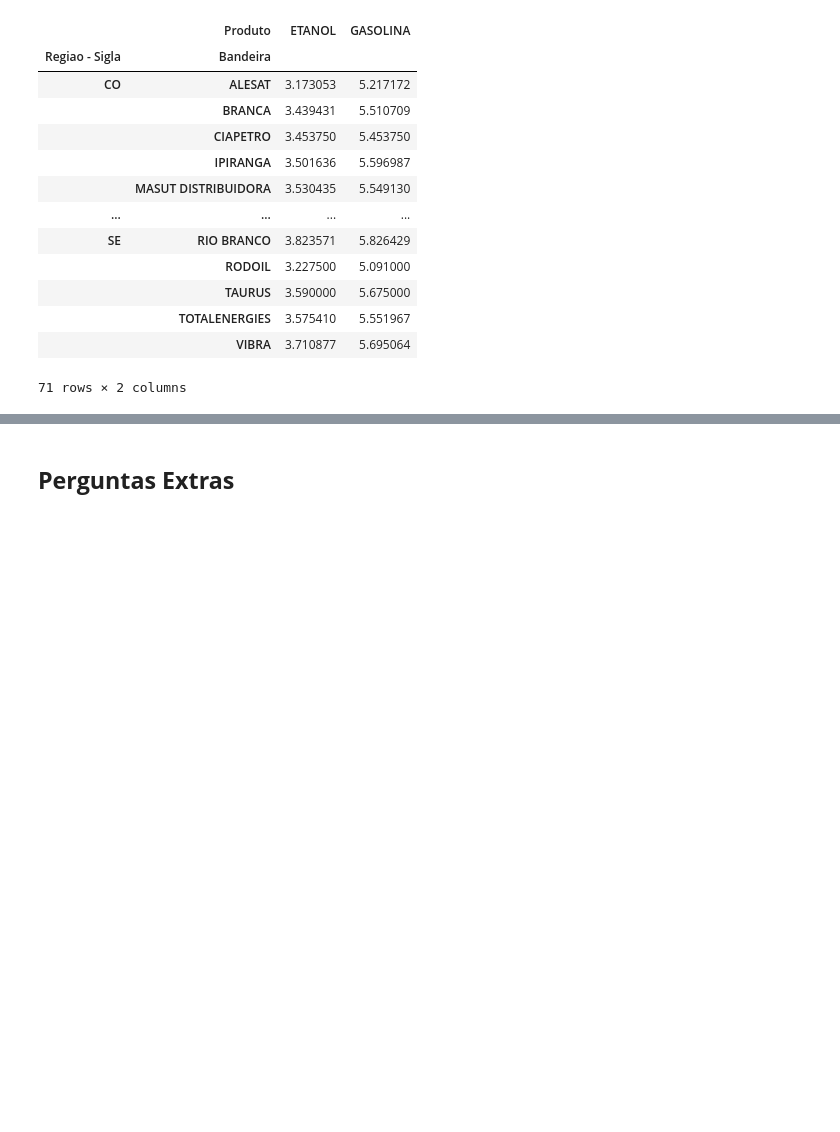
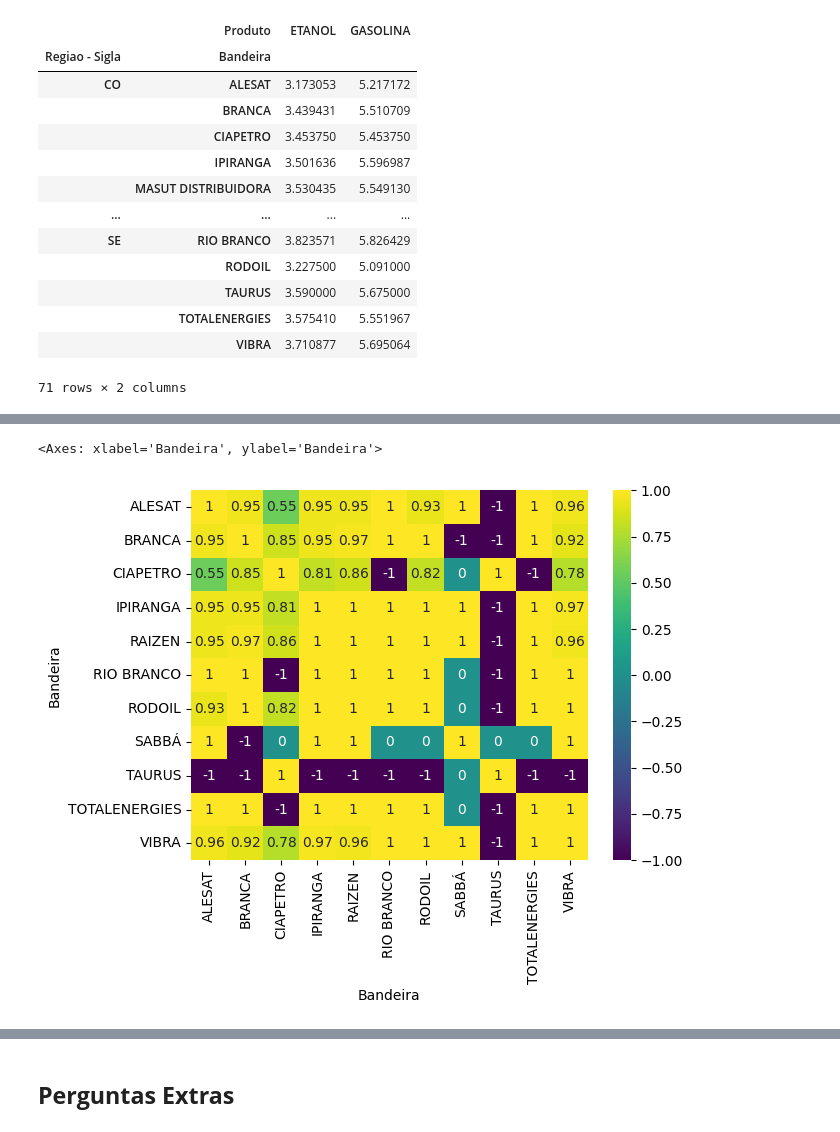
Before and after one commit to arthurlorran1/Projeto-4, a Jupyter notebook: notebook.ipynb, the cells around one changed output, grey strips where cells are left out. Saved outputs shown, nothing was run; the diff lists cells and outputs as text; code cells hidden in the pictures; blank space fills up the shorter version.

```diff
--- a/notebook.ipynb
+++ b/notebook.ipynb
@@ -610,0 +611,5 @@ plt.show()
+# %%
+sns.heatmap(gp6EC, annot=True, cmap="viridis")
+# %% [output]
+<Axes: xlabel='Bandeira', ylabel='Bandeira'>
+[figure, added]
```
Also changed, not shown: parts of 8 cells of this notebook, 4 other files.
